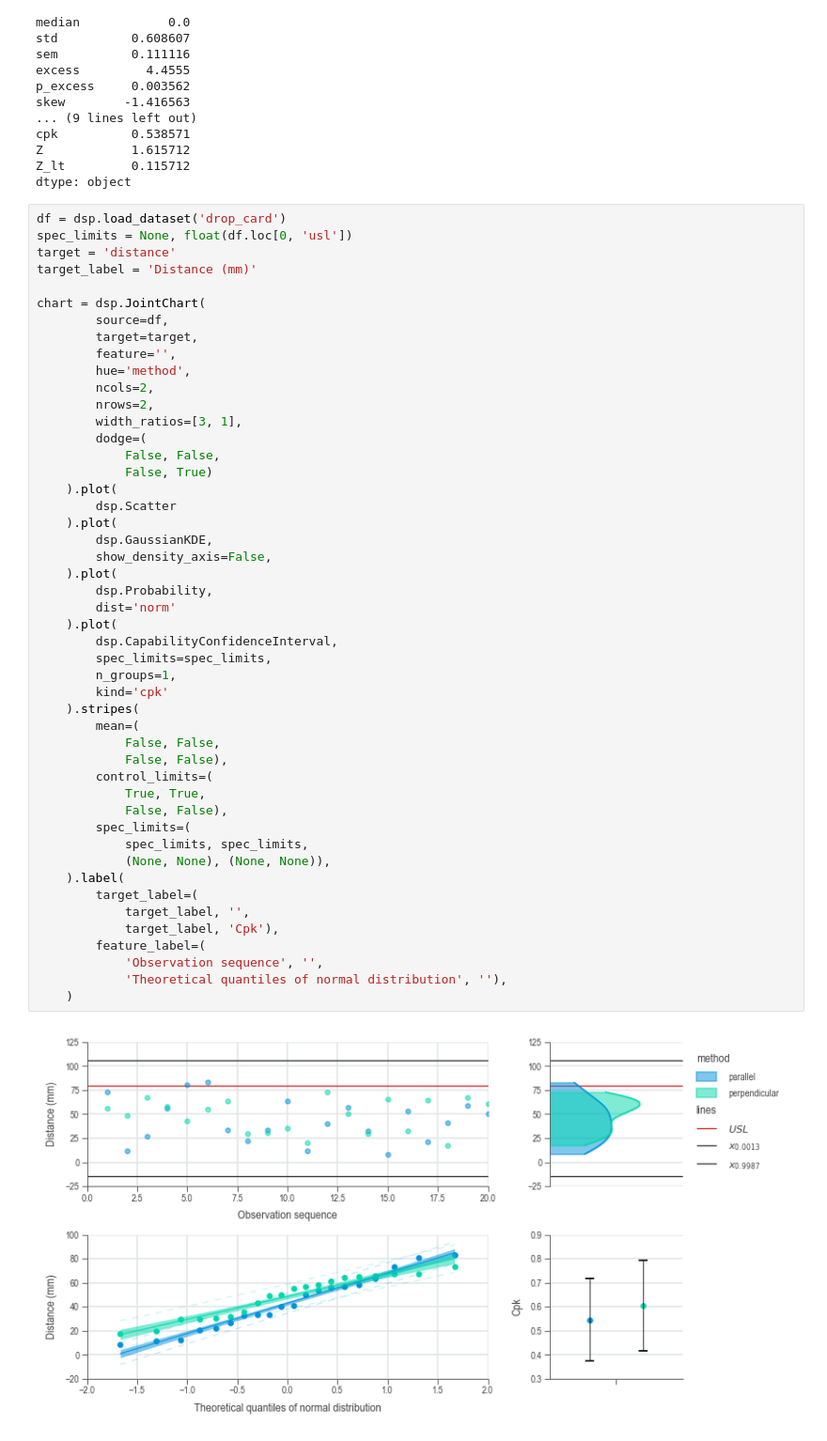
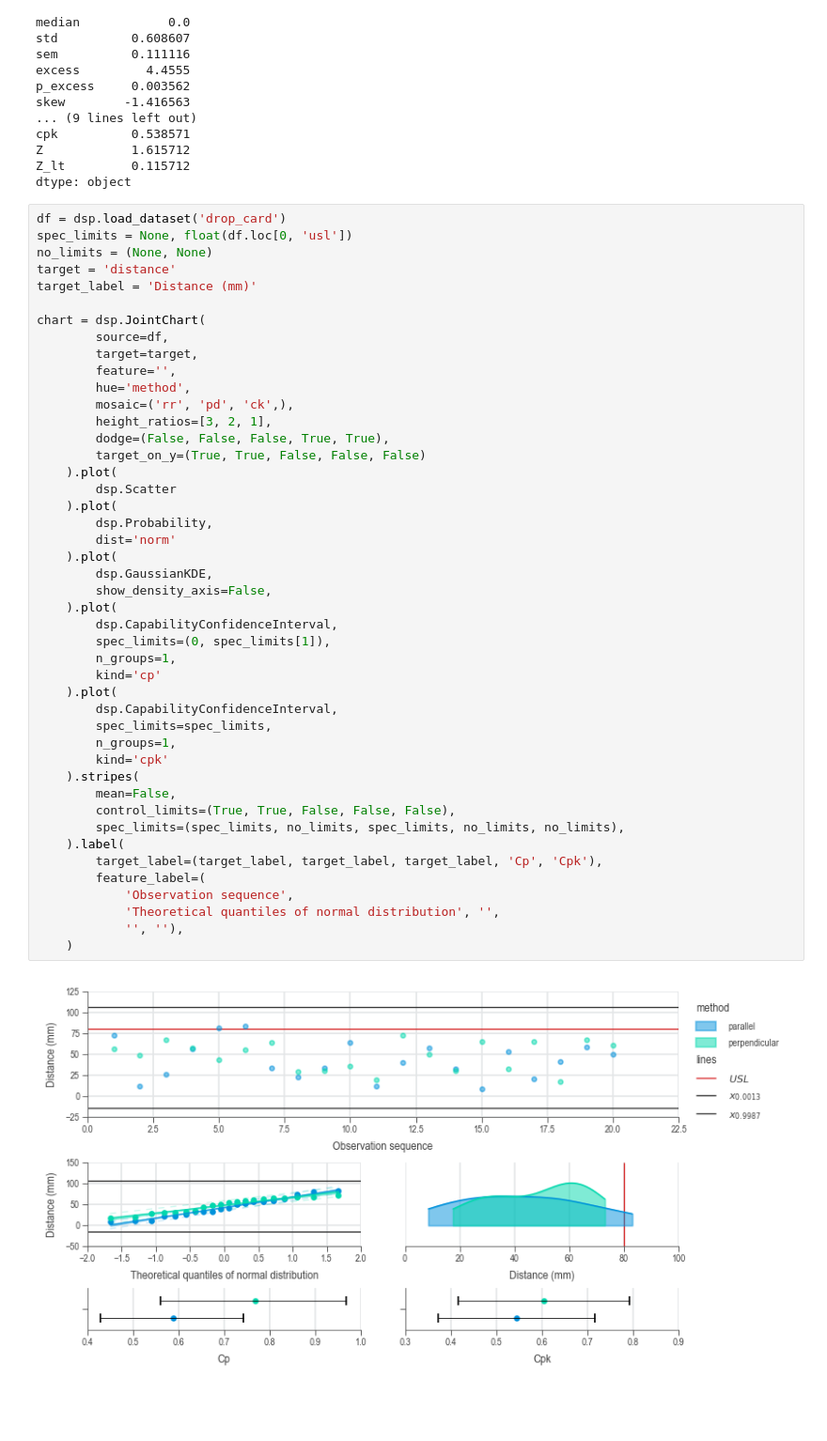
Before and after one commit to j4ggr/DaSPi, a Jupyter notebook: notebooks/doc-content_process-analysis.ipynb, the cells around one changed output. Shown at 94% size. Cells and saved outputs as stored; diff of their text form; blank space fills up the shorter version.

```diff
--- a/notebooks/doc-content_process-analysis.ipynb
+++ b/notebooks/doc-content_process-analysis.ipynb
@@ -172,50 +173,47 @@ dtype: object
 # %%
 df = dsp.load_dataset('drop_card')
 spec_limits = None, float(df.loc[0, 'usl'])
+no_limits = (None, None)
 target = 'distance'
 target_label = 'Distance (mm)'
 
 chart = dsp.JointChart(
         source=df,
         target=target,
         feature='',
         hue='method',
-        ncols=2,
-        nrows=2,
-        width_ratios=[3, 1],
-        dodge=(
-            False, False,
-            False, True)
+        mosaic=('rr', 'pd', 'ck',),
+        height_ratios=[3, 2, 1],
+        dodge=(False, False, False, True, True),
+        target_on_y=(True, True, False, False, False)
     ).plot(
         dsp.Scatter
+    ).plot(
+        dsp.Probability,
+        dist='norm'
     ).plot(
         dsp.GaussianKDE,
         show_density_axis=False,
     ).plot(
-        dsp.Probability,
-        dist='norm'
+        dsp.CapabilityConfidenceInterval,
+        spec_limits=(0, spec_limits[1]),
+        n_groups=1,
+        kind='cp'
     ).plot(
         dsp.CapabilityConfidenceInterval,
         spec_limits=spec_limits,
         n_groups=1,
         kind='cpk'
     ).stripes(
-        mean=(
-            False, False,
-            False, False),
-        control_limits=(
-            True, True,
-            False, False),
-        spec_limits=(
-            spec_limits, spec_limits,
-            (None, None), (None, None)),
+        mean=False,
+        control_limits=(True, True, False, False, False),
+        spec_limits=(spec_limits, no_limits, spec_limits, no_limits, no_limits),
     ).label(
-        target_label=(
-            target_label, '',
-            target_label, 'Cpk'),
+        target_label=(target_label, target_label, target_label, 'Cp', 'Cpk'),
         feature_label=(
-            'Observation sequence', '',
-            'Theoretical quantiles of normal distribution', ''),
+            'Observation sequence',
+            'Theoretical quantiles of normal distribution', '',
+            '', ''),
     )
 # %% [output]
-[figure, old version]
+[figure, new version]
```
Also changed, not shown: parts of 5 cells of this notebook, 4 other files.
